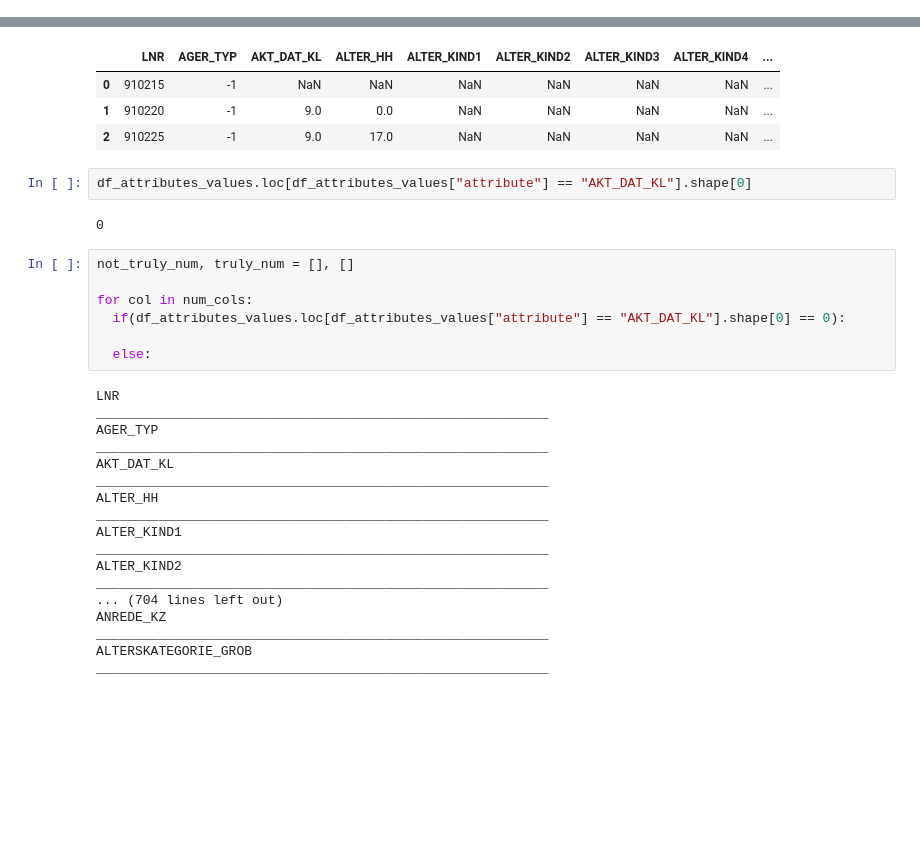
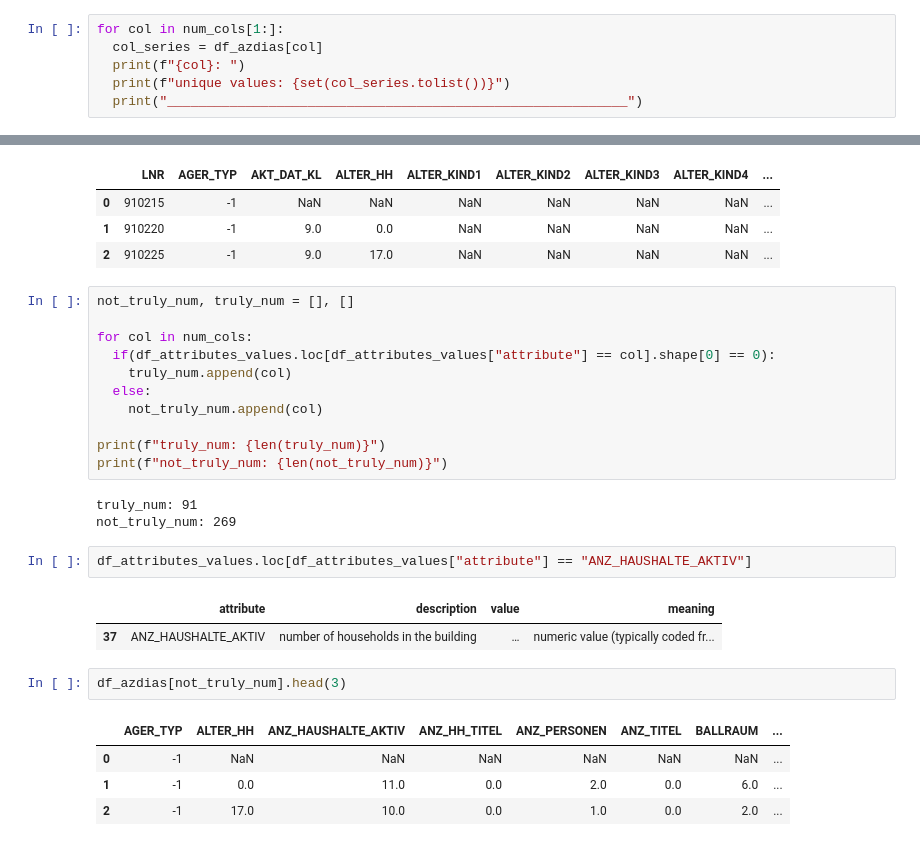
Before and after one commit to TobiPrae/customer_segmentation, a Jupyter notebook: CustomerSegmentation.ipynb, the cells around one changed output, grey strips where cells are left out. Saved outputs shown, nothing was run; the diff lists cells and outputs as text; blank space fills up the shorter version.

```diff
--- a/CustomerSegmentation.ipynb
+++ b/CustomerSegmentation.ipynb
@@ -284,3 +284,9 @@ set(df_customers["D19_LETZTER_KAUF_BRANCHE"].tolist())
  nan}
 # %% [markdown]
 ### Analyze the numeric columns
+# %%
+for col in num_cols[1:]:
+  col_series = df_azdias[col]
+  print(f"{col}: ")
+  print(f"unique values: {set(col_series.tolist())}")
+  print("___________________________________________________________")
@@ -291,32 +318,29 @@ df_azdias[num_cols].head(3)
 | 0 | 910215 | -1 | NaN | NaN | NaN | NaN | NaN | NaN | ... |
 | 1 | 910220 | -1 | 9.0 | 0.0 | NaN | NaN | NaN | NaN | ... |
 | 2 | 910225 | -1 | 9.0 | 17.0 | NaN | NaN | NaN | NaN | ... |
+# %%
+not_truly_num, truly_num = [], []
+
+for col in num_cols:
+  if(df_attributes_values.loc[df_attributes_values["attribute"] == col].shape[0] == 0):
+    truly_num.append(col)
+  else:
+    not_truly_num.append(col)
+
+print(f"truly_num: {len(truly_num)}")
+print(f"not_truly_num: {len(not_truly_num)}")
+# %% [output]
+truly_num: 91
+not_truly_num: 269
 # %%
-df_attributes_values.loc[df_attributes_values["attribute"] == "AKT_DAT_KL"].shape[0]
+df_attributes_values.loc[df_attributes_values["attribute"] == "ANZ_HAUSHALTE_AKTIV"]
 # %% [output]
-0
+|  | attribute | description | value | meaning |
+| 37 | ANZ_HAUSHALTE_AKTIV | number of households in the building | … | numeric value (typically coded fr... |
-# %%
-not_truly_num, truly_num = [], []
-
-for col in num_cols:
-  if(df_attributes_values.loc[df_attributes_values["attribute"] == "AKT_DAT_KL"].shape[0] == 0):
-
-  else:
-# %% [output]
-LNR
-__________________________________________________________
-AGER_TYP
-__________________________________________________________
-AKT_DAT_KL
-__________________________________________________________
-ALTER_HH
-__________________________________________________________
-ALTER_KIND1
-__________________________________________________________
-ALTER_KIND2
-__________________________________________________________
-... (704 lines left out)
-ANREDE_KZ
-__________________________________________________________
-ALTERSKATEGORIE_GROB
-__________________________________________________________
+# %%
+df_azdias[not_truly_num].head(3)
+# %% [output]
+|  | AGER_TYP | ALTER_HH | ANZ_HAUSHALTE_AKTIV | ANZ_HH_TITEL | ANZ_PERSONEN | ANZ_TITEL | BALLRAUM | ... |
+| 0 | -1 | NaN | NaN | NaN | NaN | NaN | NaN | ... |
+| 1 | -1 | 0.0 | 11.0 | 0.0 | 2.0 | 0.0 | 6.0 | ... |
+| 2 | -1 | 17.0 | 10.0 | 0.0 | 1.0 | 0.0 | 2.0 | ... |
```
Also changed, not shown: parts of 4 cells of this notebook.
